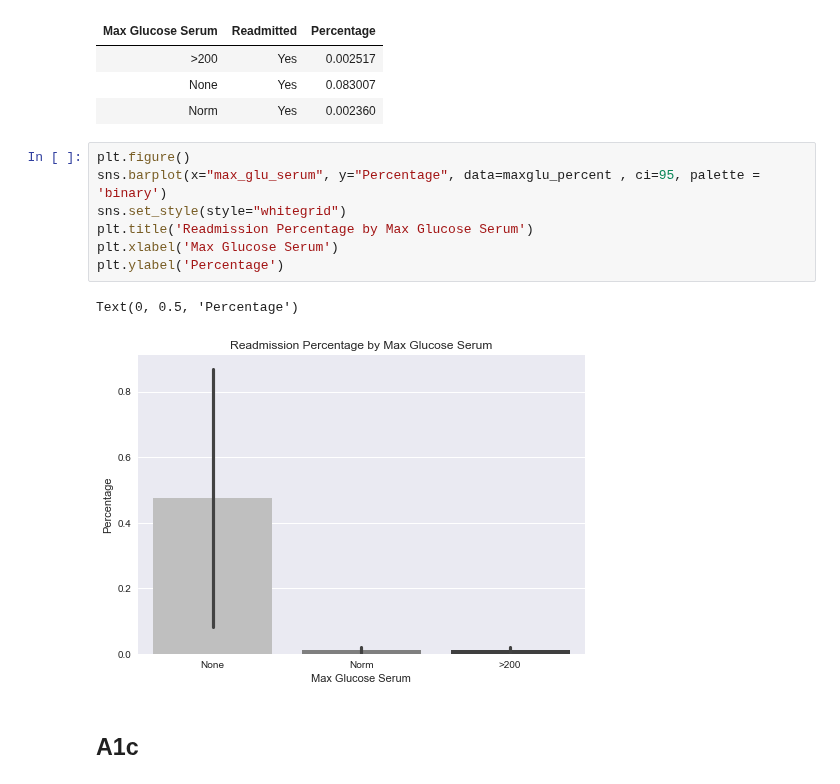
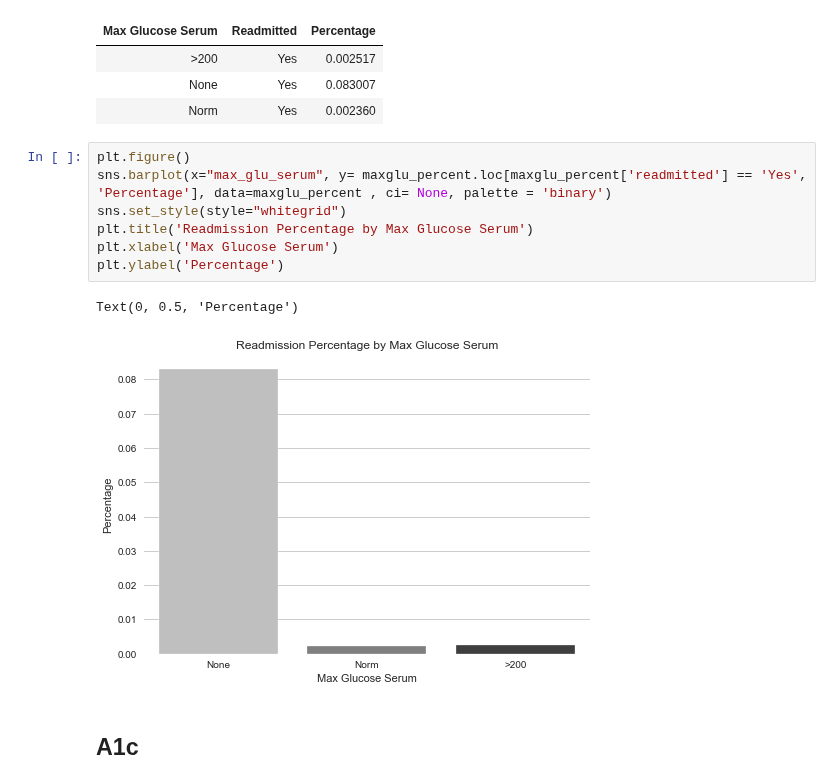
Before and after one commit to sagarwala12/HRRP, a Jupyter notebook: Visualizations_Final.ipynb, the cells around one changed output. Drawn from its saved outputs; the diff is of its cells as text.

```diff
--- a/Visualizations_Final.ipynb
+++ b/Visualizations_Final.ipynb
@@ -171,14 +171,14 @@ maxglu_percentxs.style.hide_index()
 | Norm | Yes | 0.002360 |
 # %%
 plt.figure()
-sns.barplot(x="max_glu_serum", y="Percentage", data=maxglu_percent , ci=95, palette = 'binary')
+sns.barplot(x="max_glu_serum", y= maxglu_percent.loc[maxglu_percent['readmitted'] == 'Yes', 'Percentage'], data=maxglu_percent , ci= None, palette = 'binary')
 sns.set_style(style="whitegrid")
 plt.title('Readmission Percentage by Max Glucose Serum')
 plt.xlabel('Max Glucose Serum')
 plt.ylabel('Percentage')
 # %% [output]
 Text(0, 0.5, 'Percentage')
-[figure, old version]
+[figure, new version]
 # %% [markdown]
 ## A1c
 # %%
```
Also changed, not shown: parts of 5 cells of this notebook.
